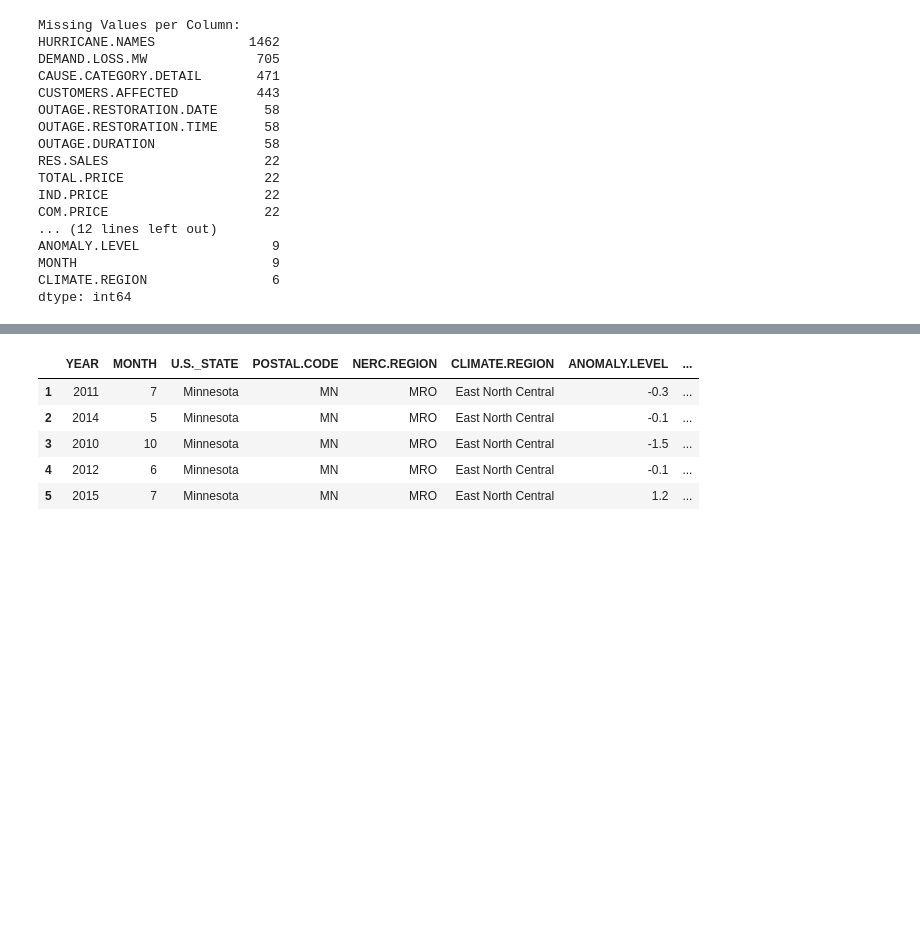
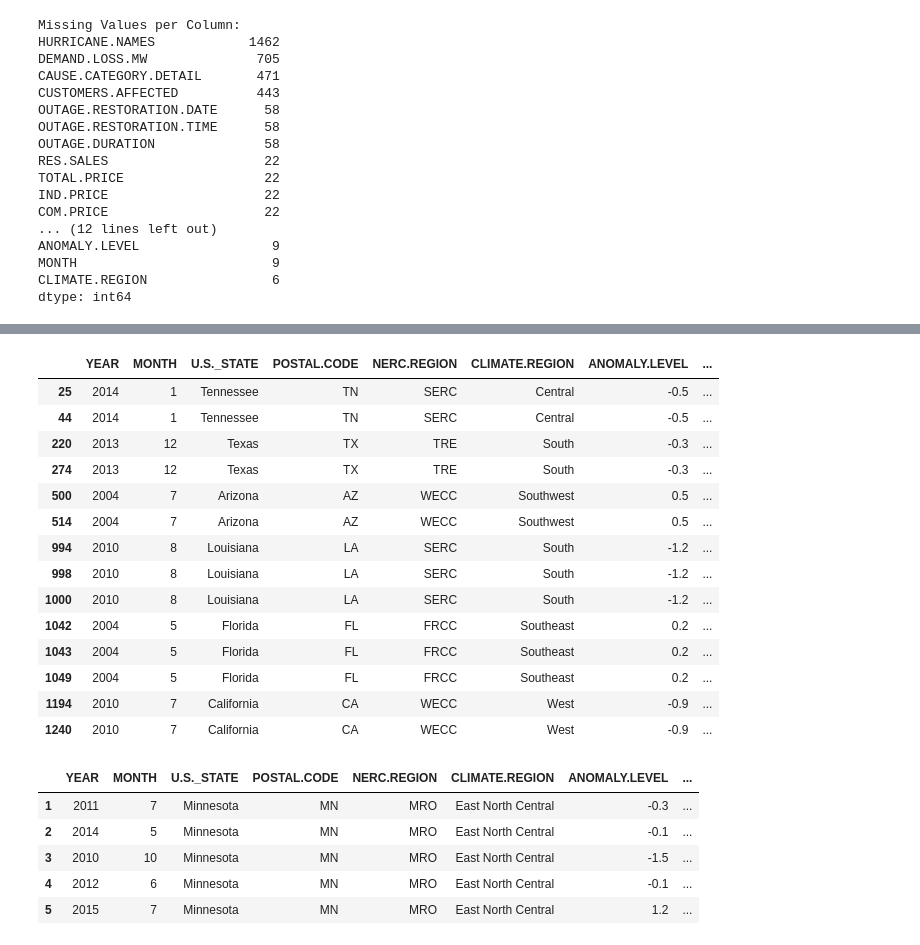
Before and after one commit to k-phantastic/US-Power-Outage-Analysis, a Jupyter notebook: checkpoint1.ipynb, the cells around one changed output, grey strips where cells are left out. Cells and saved outputs as stored; diff of their text form; code cells hidden in the pictures; blank space fills up the shorter version.

```diff
--- a/checkpoint1.ipynb
+++ b/checkpoint1.ipynb
@@ -178,2 +206,22 @@ dtype: int64
+# %%
+# Show duplicates
+df_duplicates = df[df.duplicated(keep=False)]
+df_duplicates
+# %% [output]
+|  | YEAR | MONTH | U.S._STATE | POSTAL.CODE | NERC.REGION | CLIMATE.REGION | ANOMALY.LEVEL | ... |
+| 25 | 2014 | 1 | Tennessee | TN | SERC | Central | -0.5 | ... |
+| 44 | 2014 | 1 | Tennessee | TN | SERC | Central | -0.5 | ... |
+| 220 | 2013 | 12 | Texas | TX | TRE | South | -0.3 | ... |
+| 274 | 2013 | 12 | Texas | TX | TRE | South | -0.3 | ... |
+| 500 | 2004 | 7 | Arizona | AZ | WECC | Southwest | 0.5 | ... |
+| 514 | 2004 | 7 | Arizona | AZ | WECC | Southwest | 0.5 | ... |
+| 994 | 2010 | 8 | Louisiana | LA | SERC | South | -1.2 | ... |
+| 998 | 2010 | 8 | Louisiana | LA | SERC | South | -1.2 | ... |
+| 1000 | 2010 | 8 | Louisiana | LA | SERC | South | -1.2 | ... |
+| 1042 | 2004 | 5 | Florida | FL | FRCC | Southeast | 0.2 | ... |
+| 1043 | 2004 | 5 | Florida | FL | FRCC | Southeast | 0.2 | ... |
+| 1049 | 2004 | 5 | Florida | FL | FRCC | Southeast | 0.2 | ... |
+| 1194 | 2010 | 7 | California | CA | WECC | West | -0.9 | ... |
+| 1240 | 2010 | 7 | California | CA | WECC | West | -0.9 | ... |
 # %%
 # Data Cleaning Functions
```
Also changed, not shown: parts of 5 cells of this notebook, 2 other files.
